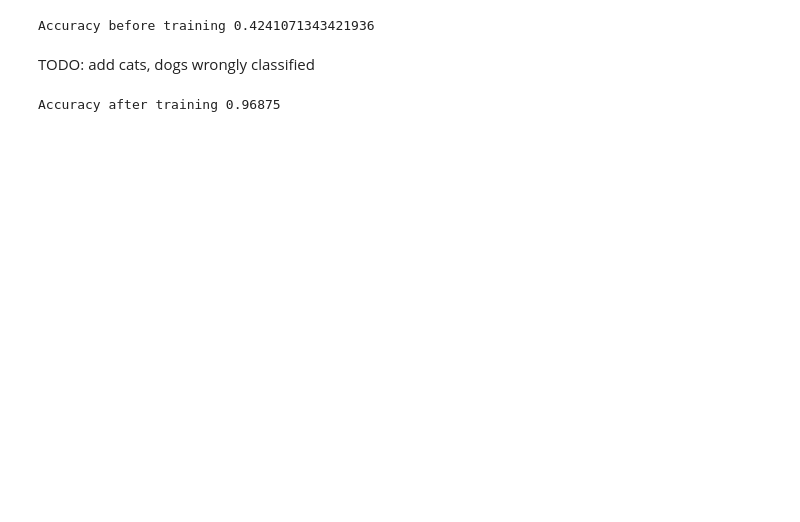
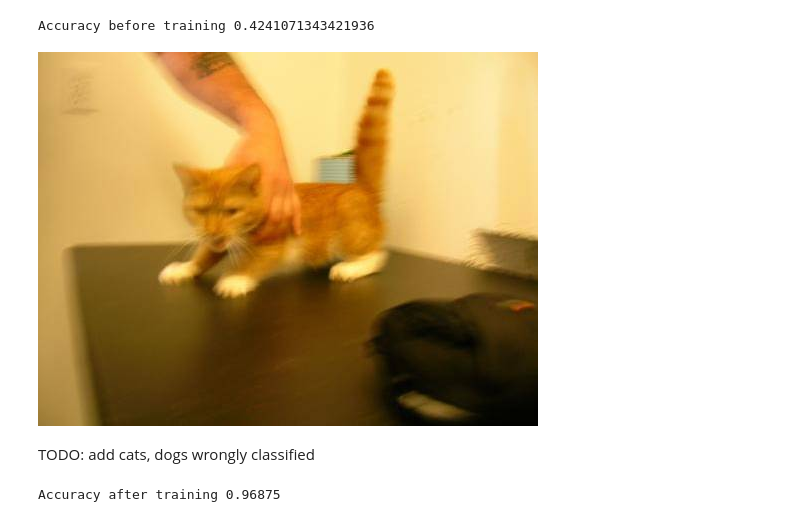
Before and after one commit to zaleslaw/KotlinDL-for-KotlinConf2023, a Jupyter notebook: notebooks/second/transferLearning.ipynb, the cells around one changed output. Drawn from its saved outputs; the diff is of its cells as text; code cells hidden in the pictures; blank space fills up the shorter version.

Commit message:
Added charts and dataframe support

```diff
--- a/notebooks/second/transferLearning.ipynb
+++ b/notebooks/second/transferLearning.ipynb
@@ -98,3 +134,7 @@ Accuracy before training 0.4241071343421936
+# %%
+ DISPLAY(ImageIO.read(File(PATH_TO_IMAGE)))
+# %% [output]
+[figure, added]
 # %% [markdown]
 TODO: add cats, dogs wrongly classified
 # %%
```
Also changed, not shown: parts of 13 cells of this notebook, 5 other files.
